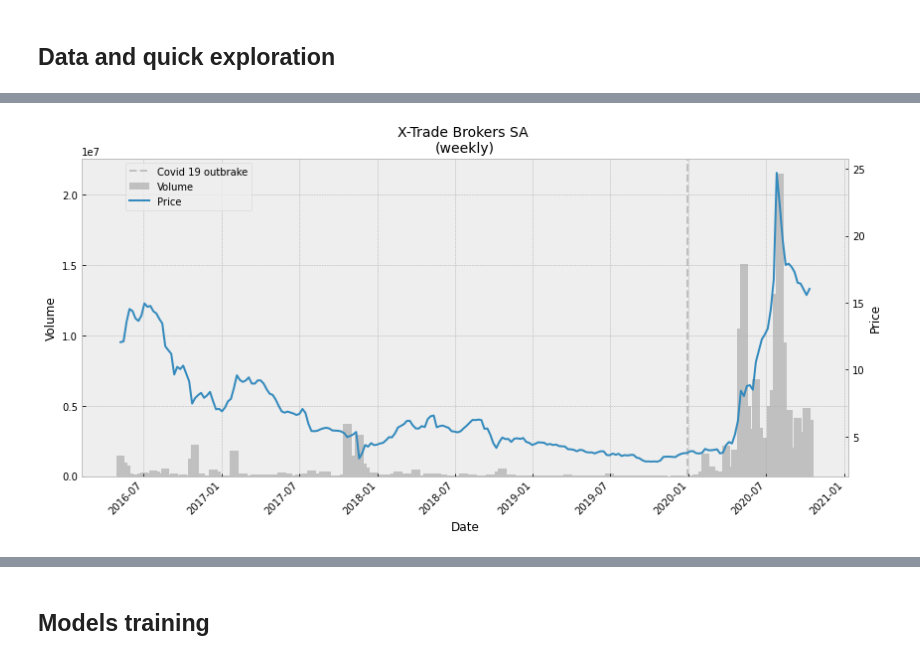
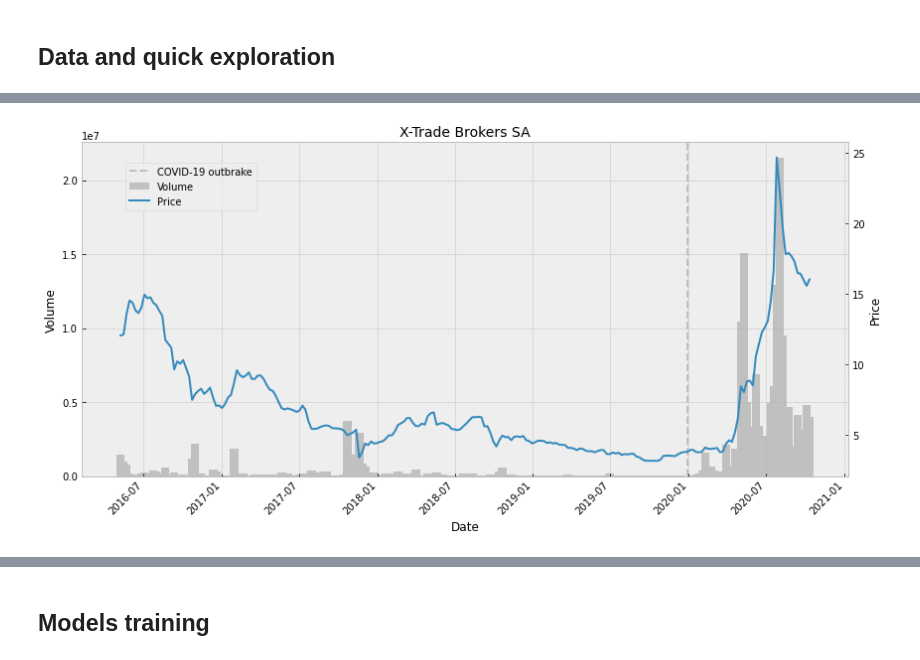
Before and after one commit to JetBlack101/stock-price-forecasting, a Jupyter notebook: simple stock price prediction.ipynb, the cells around one changed output, grey strips where cells are left out. Cells and saved outputs as stored; diff of their text form; code cells hidden in the pictures.

```diff
--- a/simple stock price prediction.ipynb
+++ b/simple stock price prediction.ipynb
@@ -24,12 +26,3 @@ from sklearn.tree import DecisionTreeRegressor
 from sklearn.metrics import  mean_squared_error, r2_score
 # %% [markdown]
 ## Data and quick exploration
-# %%
-# Downloading data
-xtb = pd.read_csv("Data/xtb_d.csv", index_col="Data", parse_dates=True)
-wig = pd.read_csv("Data/wig_d.csv", index_col="Data", parse_dates=True)
-spx = pd.read_csv("Data/spx_d.csv", index_col="Data", parse_dates=True)
-gld = pd.read_csv("Data/gc_f_d.csv", index_col="Data", parse_dates=True)
-oil = pd.read_csv("Data/cl_f_d.csv", index_col="Data", parse_dates=True)
-usd = pd.read_csv("Data/usdeur_d.csv", index_col="Data", parse_dates=True)
-vix = pd.read_csv("Data/vix20_f_d.csv", index_col="Data", parse_dates=True)
@@ -38,25 +48,25 @@ A quick look at the chart illustrates how significantly the Covid 19 outbreak ha
 # %%
 # Plotting the closing price and volume, weekly view
 price = xtb.Zamkniecie.resample("W").mean()
 volume = xtb.Wolumen.resample("W").sum()
 
 fig, ax = plt.subplots(figsize=(12,6))
 fig.autofmt_xdate(rotation=45)
 
 ax.bar(volume.index, volume, color="silver", width=20)
 ax.set(xlabel="Date", ylabel="Volume", yscale="linear")
-ax.set_title(label="X-Trade Brokers SA \n(weekly)", fontsize=14)
+ax.set_title(label="X-Trade Brokers SA", fontsize=14)
 ax.axvline("2019-12-30", color="silver", linestyle="--", linewidth=2)
 
 ax2 = ax.twinx()
 ax2.plot(price.index, price, linewidth=2)
 ax2.set(ylabel="Price", yscale="linear")
 
-fig.legend(["Covid 19 outbrake", "Volume", "Price"],
+fig.legend(["COVID-19 outbrake", "Volume", "Price"],
            loc="upper left", bbox_to_anchor=(0.1, 0.9))
 
 plt.grid()
 plt.tight_layout()
 plt.show()
 # %% [output]
-[figure, old version]
+[figure, new version]
```
Also changed, not shown: parts of 24 cells of this notebook.
